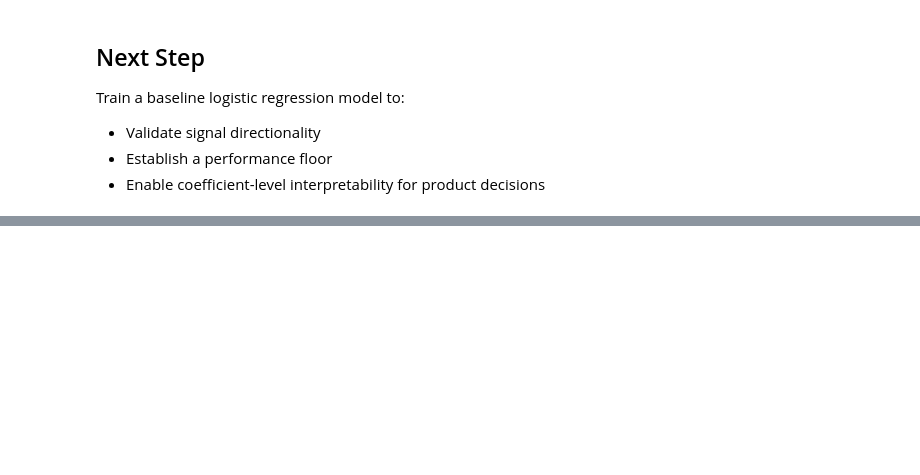
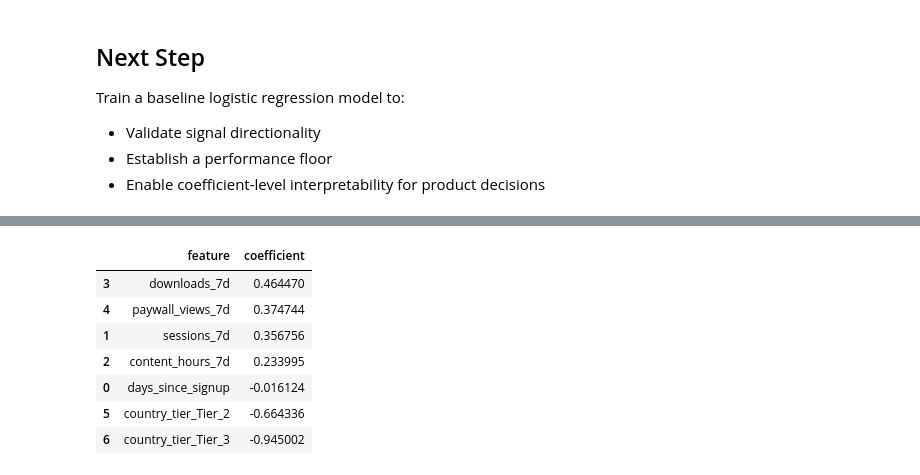
Before and after one commit to diegogallegof/ai-product-portfolio, a Jupyter notebook: 01_user_conversion/notebooks/01_eda_synthetic_data.ipynb, the cells around one changed output, grey strips where cells are left out. Saved outputs shown, nothing was run; the diff lists cells and outputs as text; code cells hidden in the pictures; blank space fills up the shorter version.

Commit message:
Add EDA and baseline conversion model on synthetic data

```diff
--- a/01_user_conversion/notebooks/01_eda_synthetic_data.ipynb
+++ b/01_user_conversion/notebooks/01_eda_synthetic_data.ipynb
@@ -331,0 +358,8 @@ Train a baseline logistic regression model to:
+# %%
+X_encoded = pd.get_dummies(
+    X,
+    columns=["country_tier"],
+    drop_first=True  # evita multicollinearity
+)
+
+X_encoded.head()
@@ -331,0 +373,12 @@ Train a baseline logistic regression model to:
+# %%
+from sklearn.model_selection import train_test_split
+
+X_train, X_test, y_train, y_test = train_test_split(
+    X_encoded,
+    y,
+    test_size=0.25,
+    random_state=42,
+    stratify=y
+)
+
+X_train.shape, X_test.shape
@@ -331,0 +387,9 @@ Train a baseline logistic regression model to:
+# %%
+from sklearn.linear_model import LogisticRegression
+
+model = LogisticRegression(
+    max_iter=1000,
+    solver="lbfgs"
+)
+
+model.fit(X_train, y_train)
@@ -331,0 +422,16 @@ Train a baseline logistic regression model to:
+# %%
+coefficients = pd.DataFrame({
+    "feature": X_encoded.columns,
+    "coefficient": model.coef_[0]
+}).sort_values(by="coefficient", ascending=False)
+
+coefficients
+# %% [output]
+|  | feature | coefficient |
+| 3 | downloads_7d | 0.464470 |
+| 4 | paywall_views_7d | 0.374744 |
+| 1 | sessions_7d | 0.356756 |
+| 2 | content_hours_7d | 0.233995 |
+| 0 | days_since_signup | -0.016124 |
+| 5 | country_tier_Tier_2 | -0.664336 |
+| 6 | country_tier_Tier_3 | -0.945002 |
```
Also changed, not shown: parts of 7 cells of this notebook.
